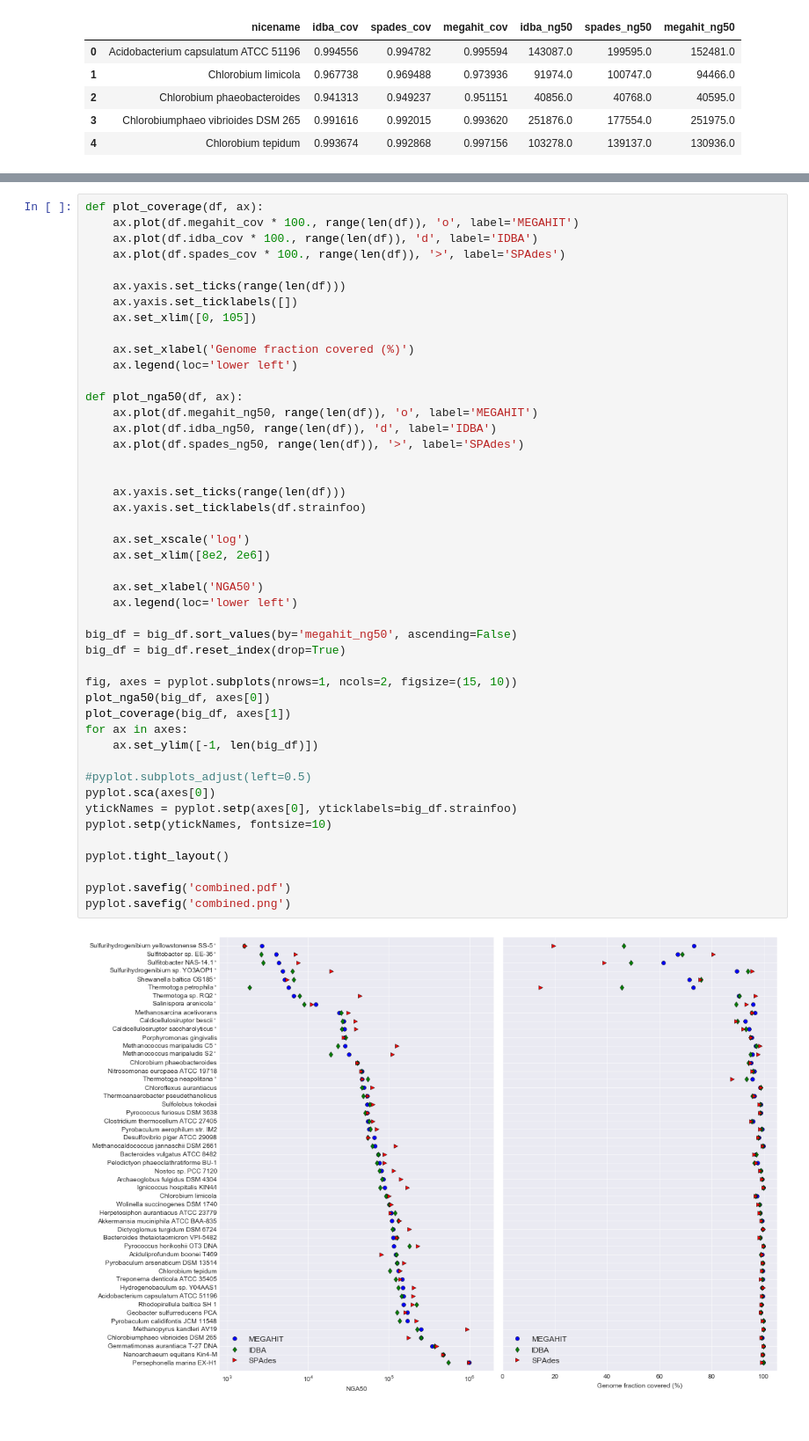
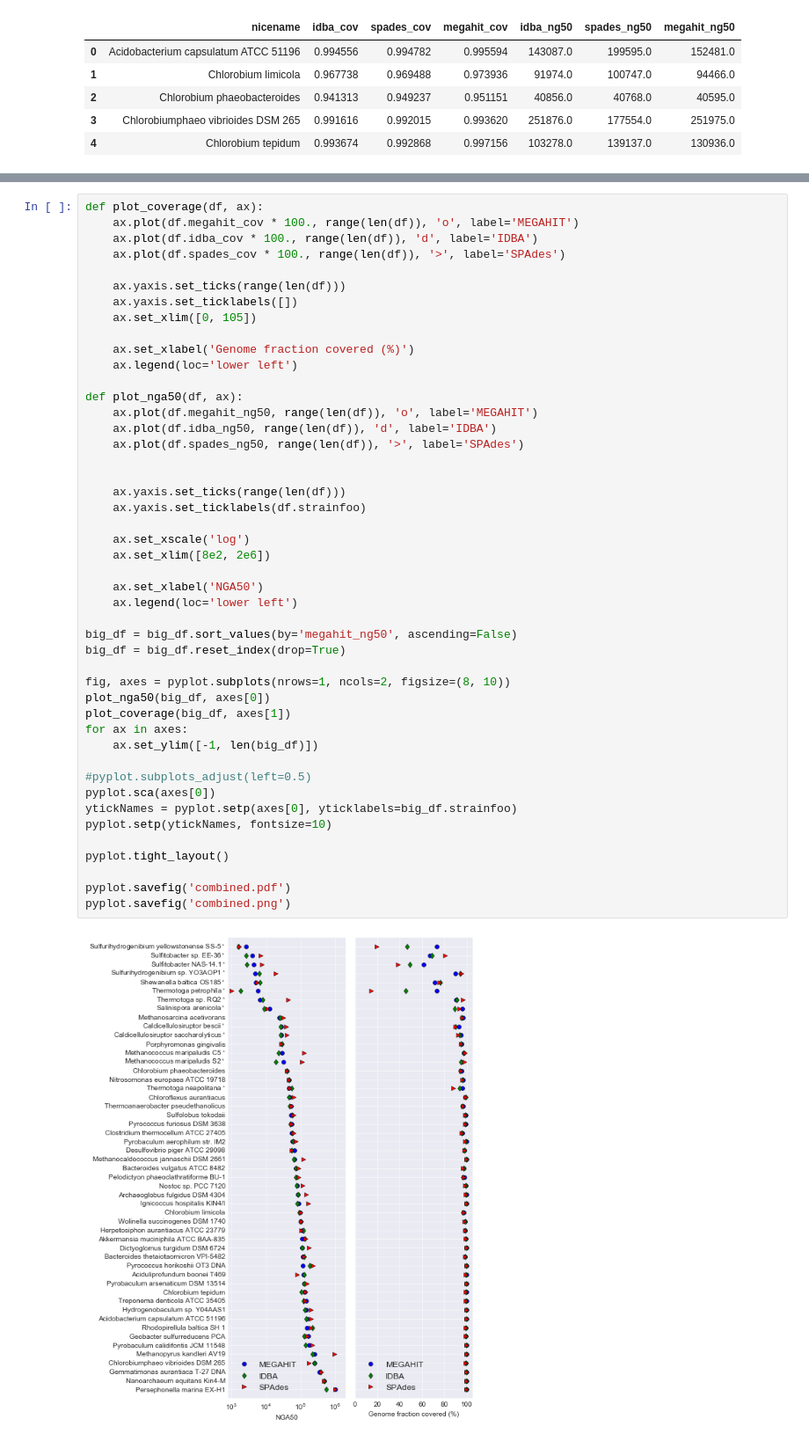
Before and after one commit to dib-lab/2016-metagenome-assembly-eval, a Jupyter notebook: pipeline/ng50.ipynb, the cells around one changed output, grey strips where cells are left out. Shown: that part at 88% size. Drawn from its saved outputs; the diff is of its cells as text.

```diff
--- a/pipeline/ng50.ipynb
+++ b/pipeline/ng50.ipynb
@@ -173,32 +173,32 @@ def plot_nga50(df, ax):
     ax.plot(df.spades_ng50, range(len(df)), '>', label='SPAdes')
 
 
     ax.yaxis.set_ticks(range(len(df)))
     ax.yaxis.set_ticklabels(df.strainfoo)
 
     ax.set_xscale('log')
     ax.set_xlim([8e2, 2e6])
 
     ax.set_xlabel('NGA50')
     ax.legend(loc='lower left')
 
 big_df = big_df.sort_values(by='megahit_ng50', ascending=False)
 big_df = big_df.reset_index(drop=True)
 
-fig, axes = pyplot.subplots(nrows=1, ncols=2, figsize=(15, 10))
+fig, axes = pyplot.subplots(nrows=1, ncols=2, figsize=(8, 10))
 plot_nga50(big_df, axes[0])
 plot_coverage(big_df, axes[1])
 for ax in axes:
     ax.set_ylim([-1, len(big_df)])
 
 #pyplot.subplots_adjust(left=0.5)
 pyplot.sca(axes[0])
 ytickNames = pyplot.setp(axes[0], yticklabels=big_df.strainfoo)
 pyplot.setp(ytickNames, fontsize=10)
 
 pyplot.tight_layout()
 
 pyplot.savefig('combined.pdf')
 pyplot.savefig('combined.png')
 # %% [output]
-[figure, old version]
+[figure, new version]
```
Also changed, not shown: 4 other files.
